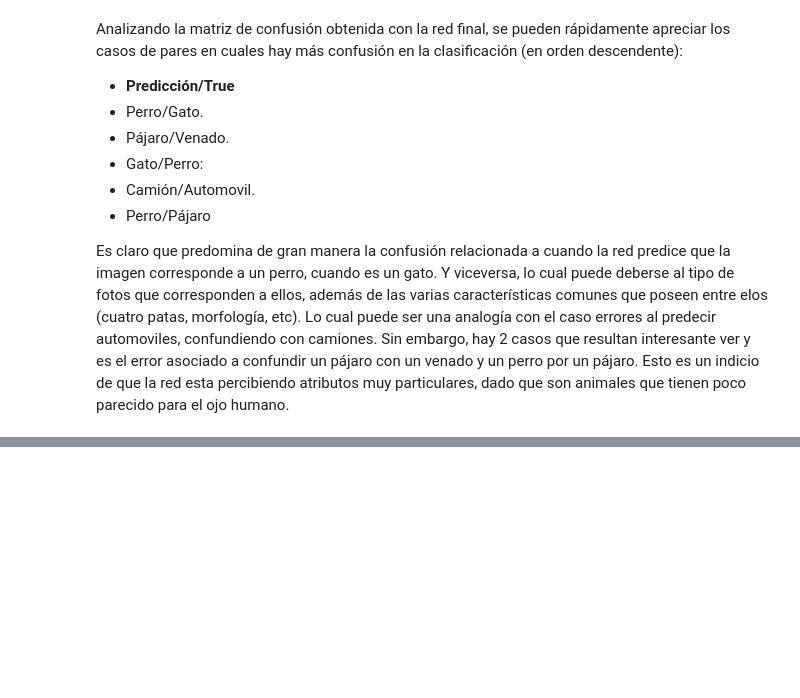
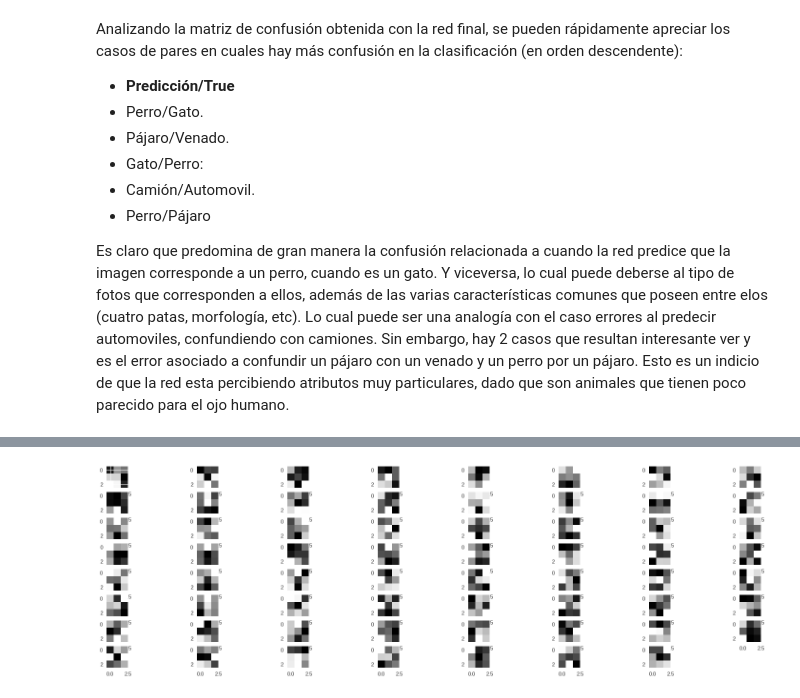
Before and after one commit to rigonzal/ANN, a Jupyter notebook: Approach2/Pregunta_1_colab.ipynb, the cells around one changed output, grey strips where cells are left out. Saved outputs shown, nothing was run; the diff lists cells and outputs as text; code cells hidden in the pictures; blank space fills up the shorter version.

```diff
--- a/Approach2/Pregunta_1_colab.ipynb
+++ b/Approach2/Pregunta_1_colab.ipynb
@@ -1164,0 +1170,10 @@ Es claro que predomina de gran manera la confusión relacionada a cuando la red
+# %%
+x1w = model_1_final_dropout.get_weights()[0][:,:,0,:]
+plt.figure(num=None, figsize=(24, 7), dpi=80, facecolor='w', edgecolor='k')
+for i in range(1,64):
+    plt.subplot(8,8,i)
+    plt.rcParams["axes.grid"] = False
+    plt.imshow(x1w[:,:,i],interpolation="nearest",cmap="gray")
+plt.show()
+# %% [output]
+[figure, added]
```
Also changed, not shown: parts of 11 cells of this notebook.
